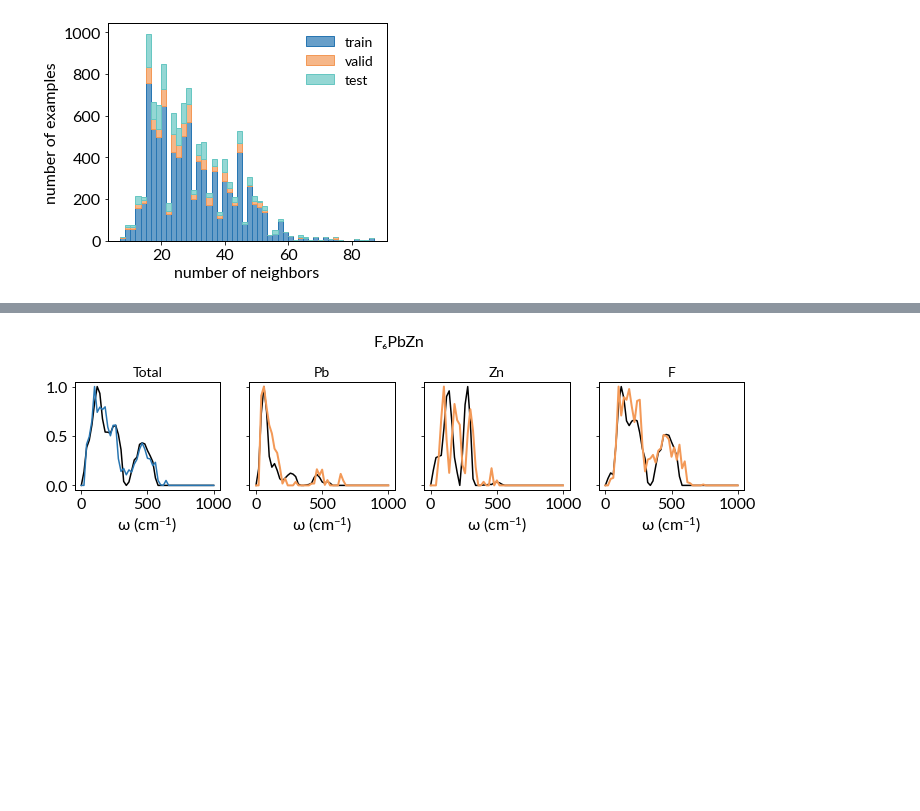
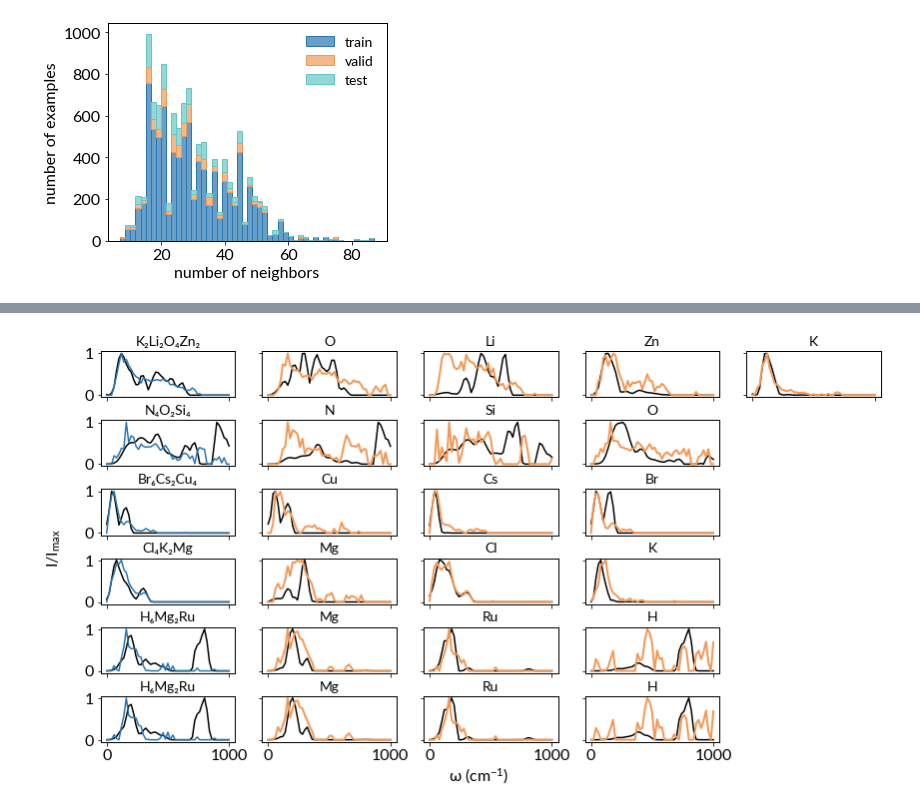
Before and after one commit to ninarina12/phononDoS_tutorial, a Jupyter notebook: phononDoS.ipynb, the cells around one changed output, grey strips where cells are left out. Saved outputs shown, nothing was run; the diff lists cells and outputs as text; code cells hidden in the pictures; blank space fills up the shorter version.

```diff
--- a/phononDoS.ipynb
+++ b/phononDoS.ipynb
@@ -289,46 +298,9 @@ plot_predictions(df, idx_test, 'Testing')
 # %%
-# compare to pDoS (query from MP by mp-id)
+# compare to partial DoS
 model.load_state_dict(torch.load(run_name + '.torch')['state'])
 model.pool = False
+
+# plot
+plot_partial_predictions(model, df, idx_test, device=device)
+# %% [output]
+[figure, added]
-# %%
-i = np.random.randint(len(df))
-entry = df.iloc[i]
-
-if len(entry.pdos):
-    d = tg.data.Batch.from_data_list([entry.data])
-
-    model.eval()
-    with torch.no_grad():
-        d.to(device)
-        output = model(d).cpu().numpy()
-
-    # average contributions from the same specie
-    n = len(entry.species)
-    pdos = dict(zip(entry.species, [np.zeros((output.shape[1])) for k in range(n)]))
-    for j in range(output.shape[0]):
-        pdos[entry.data.symbol[j]] += output[j,:]
-
-    for j, s in enumerate(entry.species):
-        pdos[s] /= entry.data.symbol.count(s)
-
-    fig, ax = plt.subplots(1, n+1, figsize=(3*(n+1),2), sharey=True)
-    ax = ax.ravel()
-
-    # plot total DoS
-    ax[0].plot(entry.phfreq, entry.phdos, color='black')
-    ax[0].plot(entry.phfreq, entry.phdos_pred, color=palette[0])
-    ax[0].set_title('Total', fontsize=fontsize - 2, y=0.99)
-    ax[0].set_xlabel(r'$\omega\ (cm^{-1})$')
-
-    # plot partial DoS
-    for j, s in enumerate(entry.species):
-        ax[j+1].plot(entry.phfreq, entry.pdos[s], color='black')
-        ax[j+1].plot(entry.phfreq, pdos[s], color=palette[1], lw=2)
-        ax[j+1].set_title(s, fontsize=fontsize - 2, y=0.99)
-        ax[j+1].set_xlabel(r'$\omega\ (cm^{-1})$')
-    fig.suptitle(entry.formula.translate(sub), fontsize=fontsize, y=1.2);
-
-else:
-    print('No partial DoS calculated.')
-# %% [output]
-[figure, removed]
```
Also changed, not shown: parts of 9 cells of this notebook, 1 other file.
